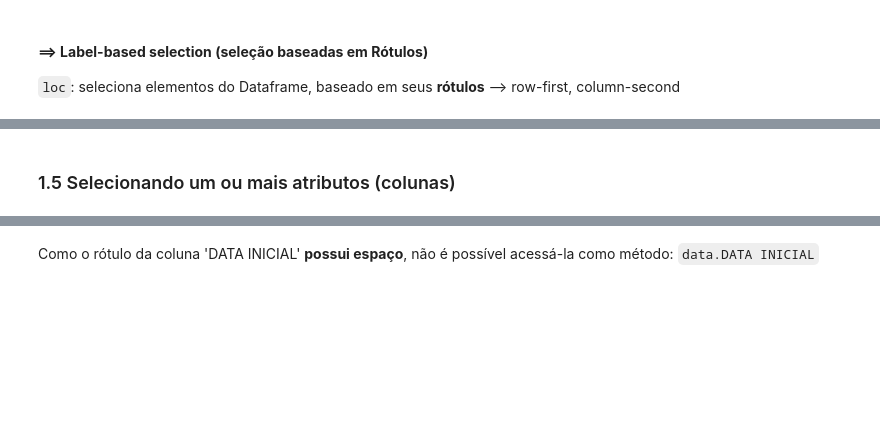
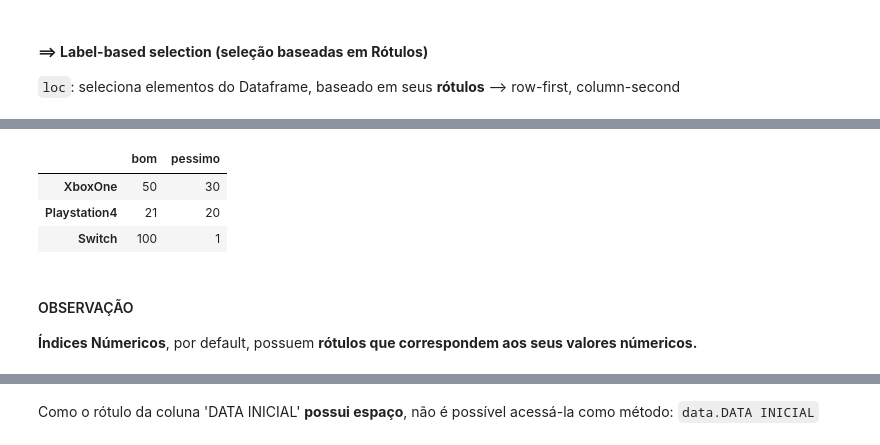
Before and after one commit to enzortorres/python, a Jupyter notebook: estudos/pandas/exercicios/manipulacao_de_dados_codigo_base.ipynb, the cells around one changed output, grey strips where cells are left out. Cells and saved outputs as stored; diff of their text form; code cells hidden in the pictures; blank space fills up the shorter version.

```diff
--- a/estudos/pandas/exercicios/manipulacao_de_dados_codigo_base.ipynb
+++ b/estudos/pandas/exercicios/manipulacao_de_dados_codigo_base.ipynb
@@ -739,2 +812,11 @@ data.iloc[1, 4]
+# %%
+# retorna todas as linhas e apenas as colunas com rótulos 'bom' e 'pessimo', com slice ':' pega todos valores de 0 até o final com passo de 1
+pesquisa_de_satisfacao.loc[:, ['bom', 'pessimo']]
+# %% [output]
+|  | bom | pessimo |
+| XboxOne | 50 | 30 |
+| Playstation4 | 21 | 20 |
+| Switch | 100 | 1 |
 # %% [markdown]
-### 1.5 Selecionando um ou mais atributos (colunas)
+#### OBSERVAÇÃO
+**Índices Númericos**, por default, possuem **rótulos que correspondem aos seus valores númericos.**
```
Also changed, not shown: parts of 22 cells of this notebook.
